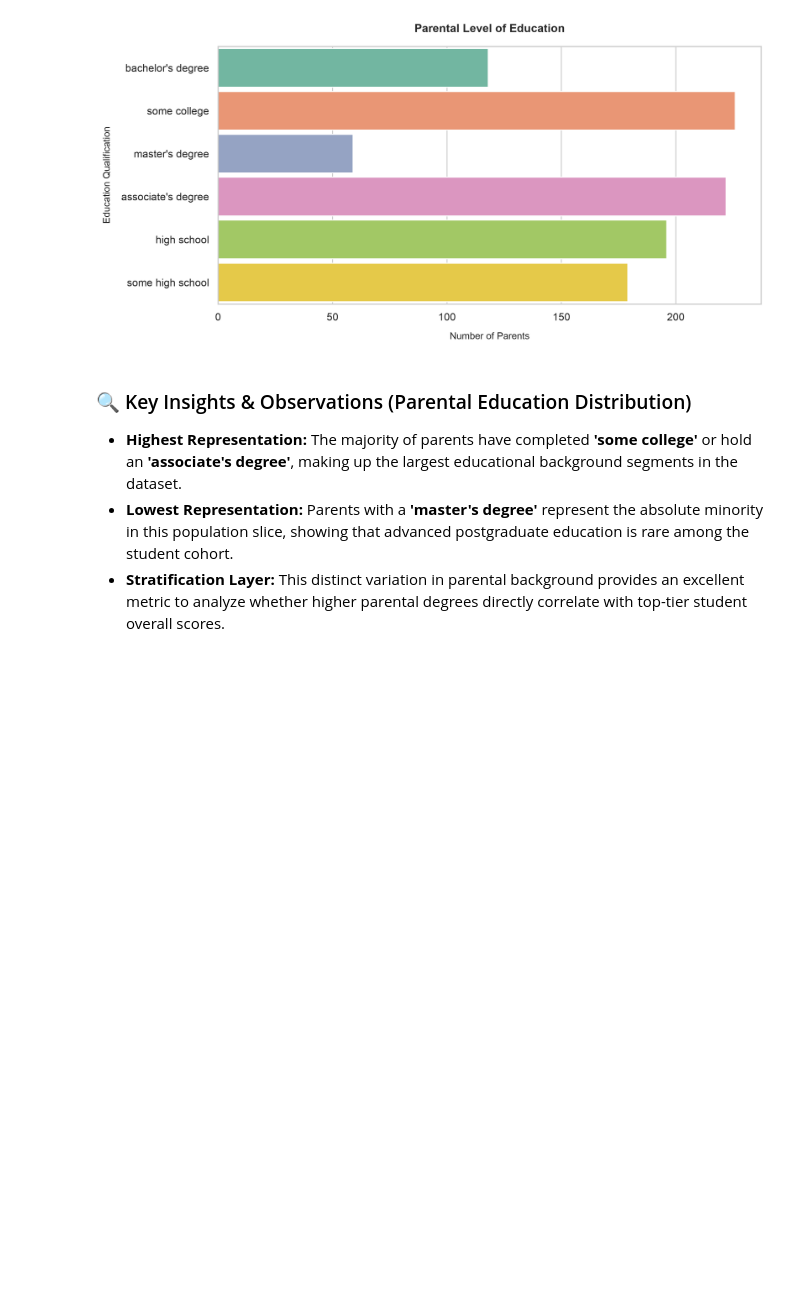
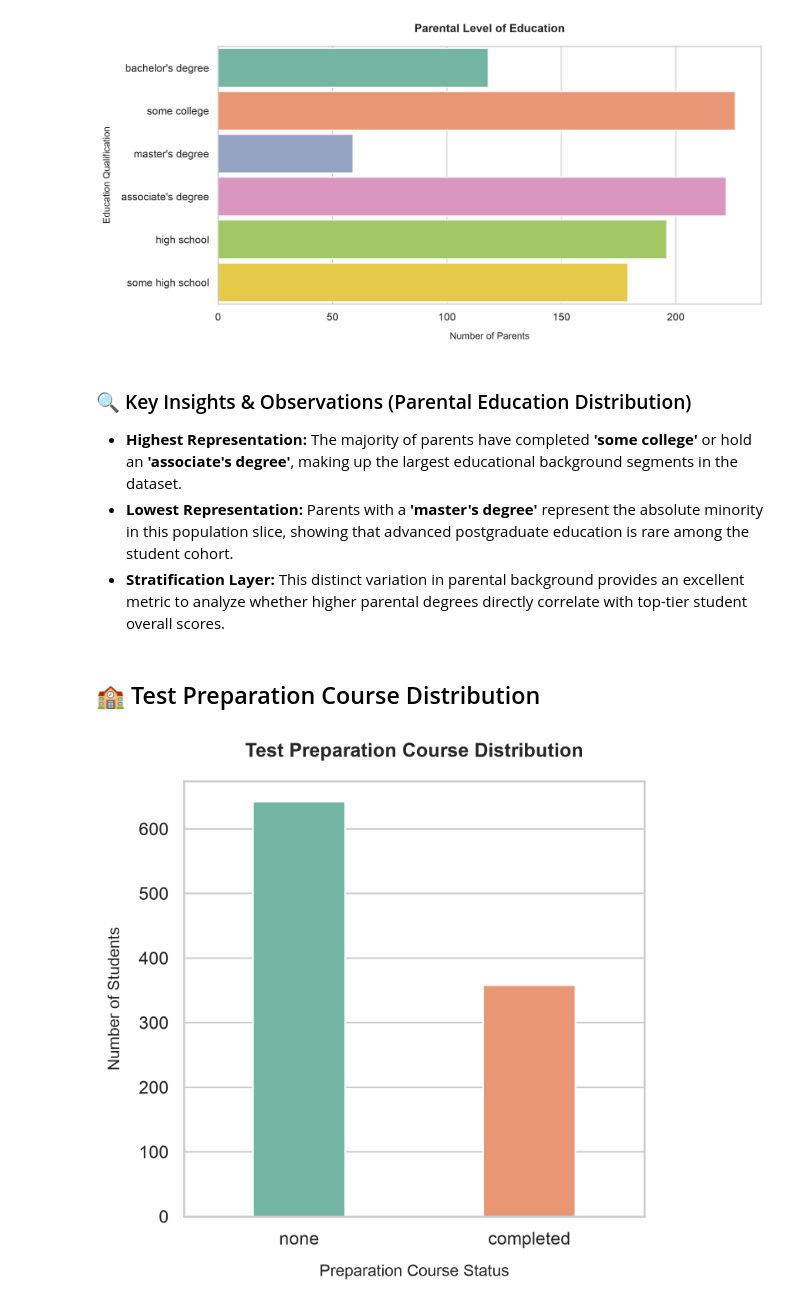
Before and after one commit to Pratyush-Guleria/data-analysis-projects, a Jupyter notebook: project-01-student-performance-analysis/notebooks/01_eda.ipynb, the cells around one changed output. Drawn from its saved outputs; the diff is of its cells as text; code cells hidden in the pictures; blank space fills up the shorter version.

Commit message:
Analysis on Preparation course status

```diff
--- a/project-01-student-performance-analysis/notebooks/01_eda.ipynb
+++ b/project-01-student-performance-analysis/notebooks/01_eda.ipynb
@@ -162,3 +162,25 @@ plt.show()
 * **Highest Representation:** The majority of parents have completed **'some college'** or hold an **'associate's degree'**, making up the largest educational background segments in the dataset.
 * **Lowest Representation:** Parents with a **'master's degree'** represent the absolute minority in this population slice, showing that advanced postgraduate education is rare among the student cohort.
 * **Stratification Layer:** This distinct variation in parental background provides an excellent metric to analyze whether higher parental degrees directly correlate with top-tier student overall scores.
+# %% [markdown]
+## 🏫 Test Preparation Course Distribution
+# %%
+plt.figure(figsize=(5,5))
+
+sns.countplot(data = df,
+              x = "test preparation course",
+              hue = "test preparation course",
+              palette = "Set2",
+              legend = False,
+              width = 0.4,
+)
+plt.title("Test Preparation Course Distribution", fontsize = 12, fontweight = "bold", pad = 15)
+
+plt.xlabel("Preparation Course Status", fontsize = 10, labelpad = 10)
+plt.ylabel("Number of Students", fontsize = 10, labelpad = 10)
+
+plt.tight_layout()
+plt.savefig("../images/test_preparation.png", dpi = 300, bbox_inches = "tight")
+plt.show()
+# %% [output]
+[figure, added]
```
Also changed, not shown: parts of 1 cell of this notebook.
